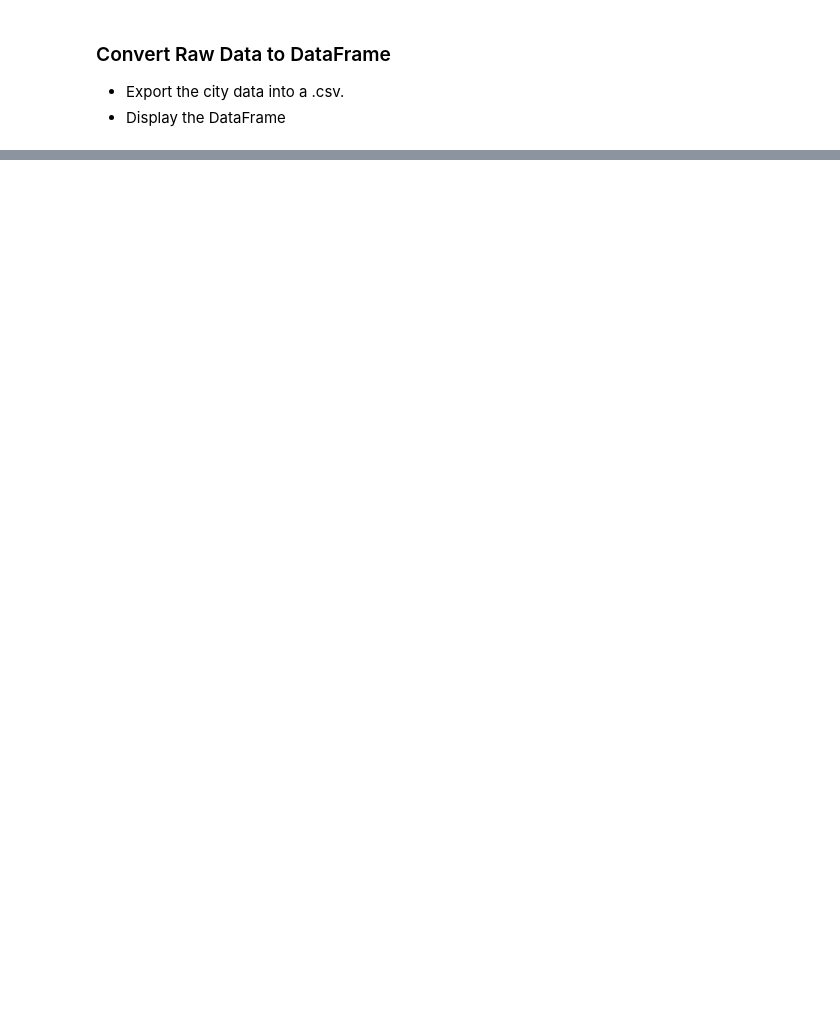
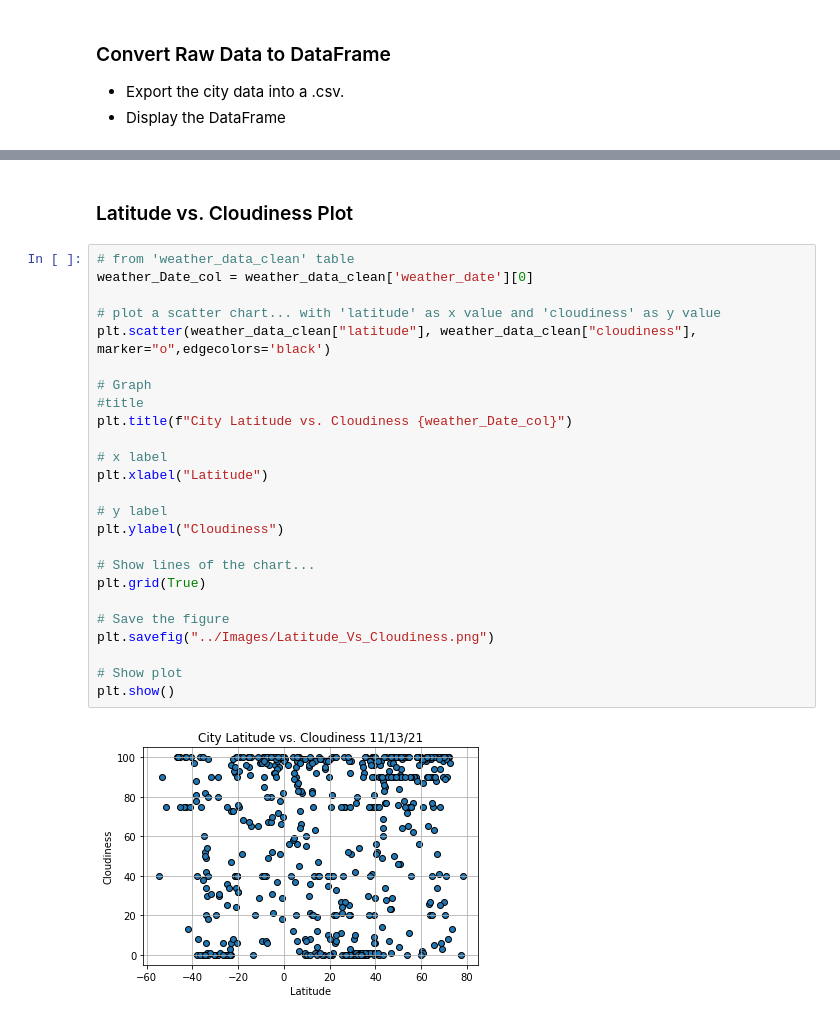
Before and after one commit to samuelroiz/Weather_Search, a Jupyter notebook: Code/Weather_Code.ipynb, the cells around one changed output, grey strips where cells are left out. Cells and saved outputs as stored; diff of their text form; blank space fills up the shorter version.

```diff
--- a/Code/Weather_Code.ipynb
+++ b/Code/Weather_Code.ipynb
@@ -373,0 +530,29 @@ dtype: int64
+# %% [markdown]
+### Latitude vs. Cloudiness Plot
+# %%
+# from 'weather_data_clean' table
+weather_Date_col = weather_data_clean['weather_date'][0]
+
+# plot a scatter chart... with 'latitude' as x value and 'cloudiness' as y value
+plt.scatter(weather_data_clean["latitude"], weather_data_clean["cloudiness"], marker="o",edgecolors='black')
+
+# Graph
+#title
+plt.title(f"City Latitude vs. Cloudiness {weather_Date_col}")
+
+# x label
+plt.xlabel("Latitude")
+
+# y label
+plt.ylabel("Cloudiness")
+
+# Show lines of the chart...
+plt.grid(True)
+
+# Save the figure
+plt.savefig("../Images/Latitude_Vs_Cloudiness.png")
+
+# Show plot
+plt.show()
+# %% [output]
+[figure, added]
```
Also changed, not shown: parts of 23 cells of this notebook, 6 other files.
